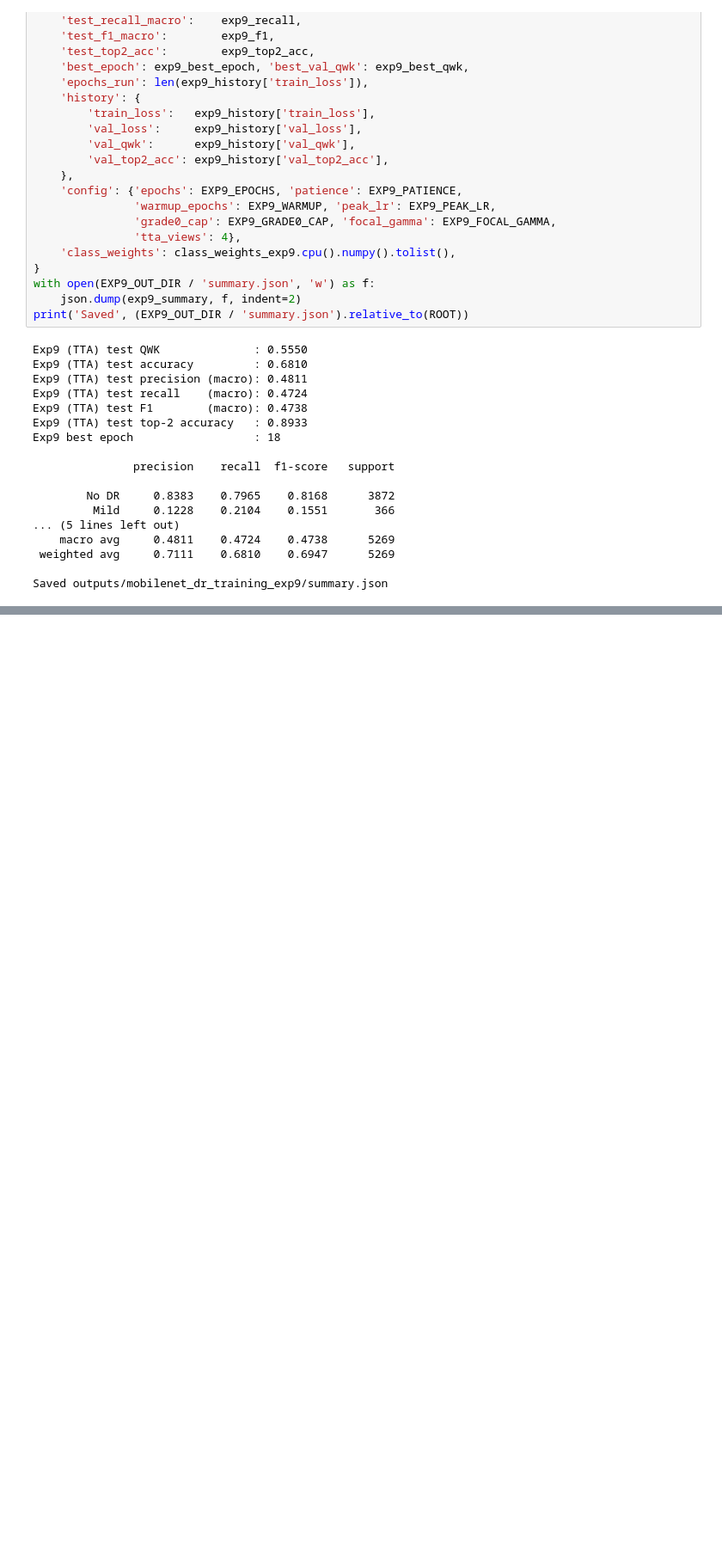
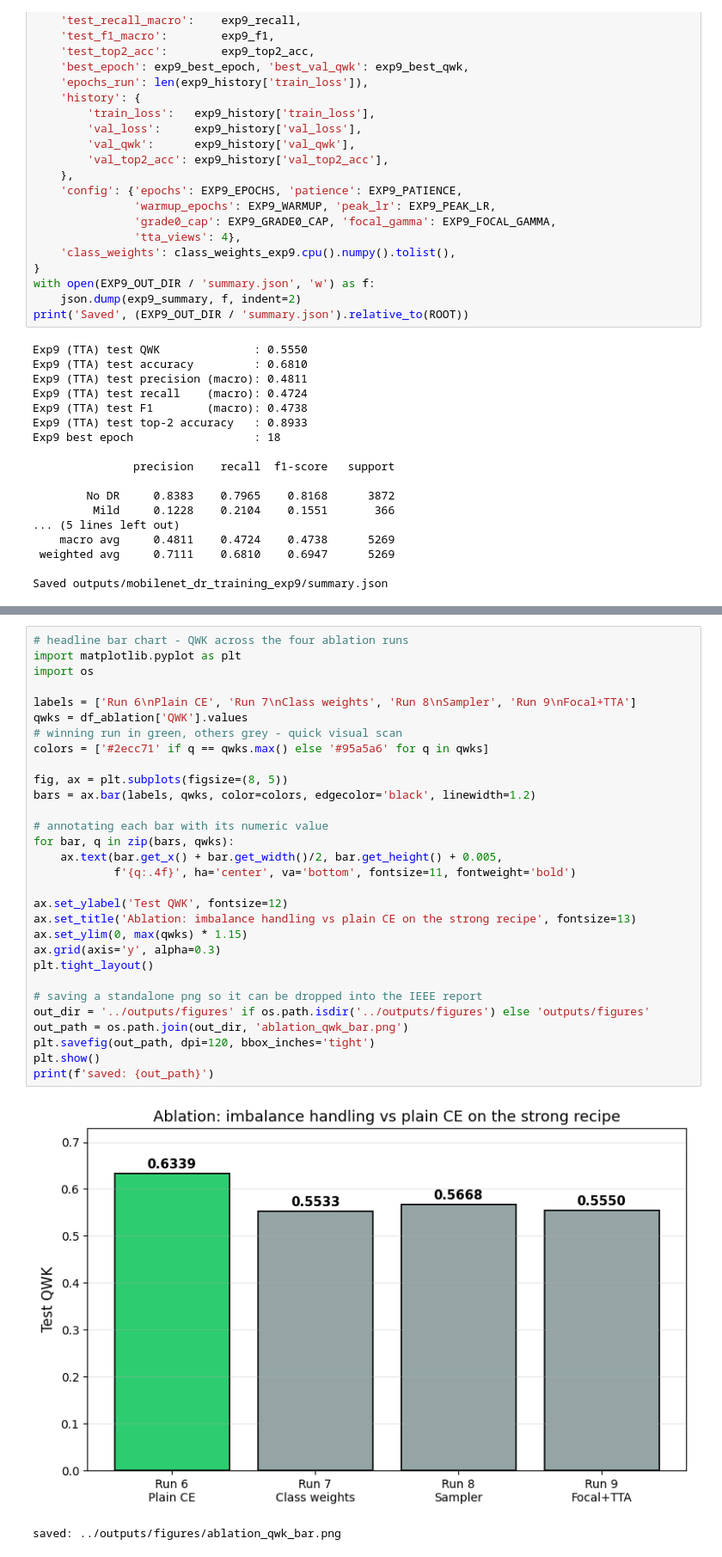
Before and after one commit to mahadmubashir/AML_CW, a Jupyter notebook: notebooks/mobilenet_dr_training.ipynb, the cells around one changed output, grey strips where cells are left out. Shown at 86% size. Cells and saved outputs as stored; diff of their text form; blank space fills up the shorter version.

Commit message:
results: add final ablation summary section to notebook

```diff
--- a/notebooks/mobilenet_dr_training.ipynb
+++ b/notebooks/mobilenet_dr_training.ipynb
@@ -2738,0 +2782,33 @@ Saved outputs/mobilenet_dr_training_exp9/summary.json
+# %%
+# headline bar chart - QWK across the four ablation runs
+import matplotlib.pyplot as plt
+import os
+
+labels = ['Run 6\nPlain CE', 'Run 7\nClass weights', 'Run 8\nSampler', 'Run 9\nFocal+TTA']
+qwks = df_ablation['QWK'].values
+# winning run in green, others grey - quick visual scan
+colors = ['#2ecc71' if q == qwks.max() else '#95a5a6' for q in qwks]
+
+fig, ax = plt.subplots(figsize=(8, 5))
+bars = ax.bar(labels, qwks, color=colors, edgecolor='black', linewidth=1.2)
+
+# annotating each bar with its numeric value
+for bar, q in zip(bars, qwks):
+    ax.text(bar.get_x() + bar.get_width()/2, bar.get_height() + 0.005,
+            f'{q:.4f}', ha='center', va='bottom', fontsize=11, fontweight='bold')
+
+ax.set_ylabel('Test QWK', fontsize=12)
+ax.set_title('Ablation: imbalance handling vs plain CE on the strong recipe', fontsize=13)
+ax.set_ylim(0, max(qwks) * 1.15)
+ax.grid(axis='y', alpha=0.3)
+plt.tight_layout()
+
+# saving a standalone png so it can be dropped into the IEEE report
+out_dir = '../outputs/figures' if os.path.isdir('../outputs/figures') else 'outputs/figures'
+out_path = os.path.join(out_dir, 'ablation_qwk_bar.png')
+plt.savefig(out_path, dpi=120, bbox_inches='tight')
+plt.show()
+print(f'saved: {out_path}')
+# %% [output]
+[figure, added]
+saved: ../outputs/figures/ablation_qwk_bar.png
```
Also changed, not shown: parts of 3 cells of this notebook, 1 other file.
